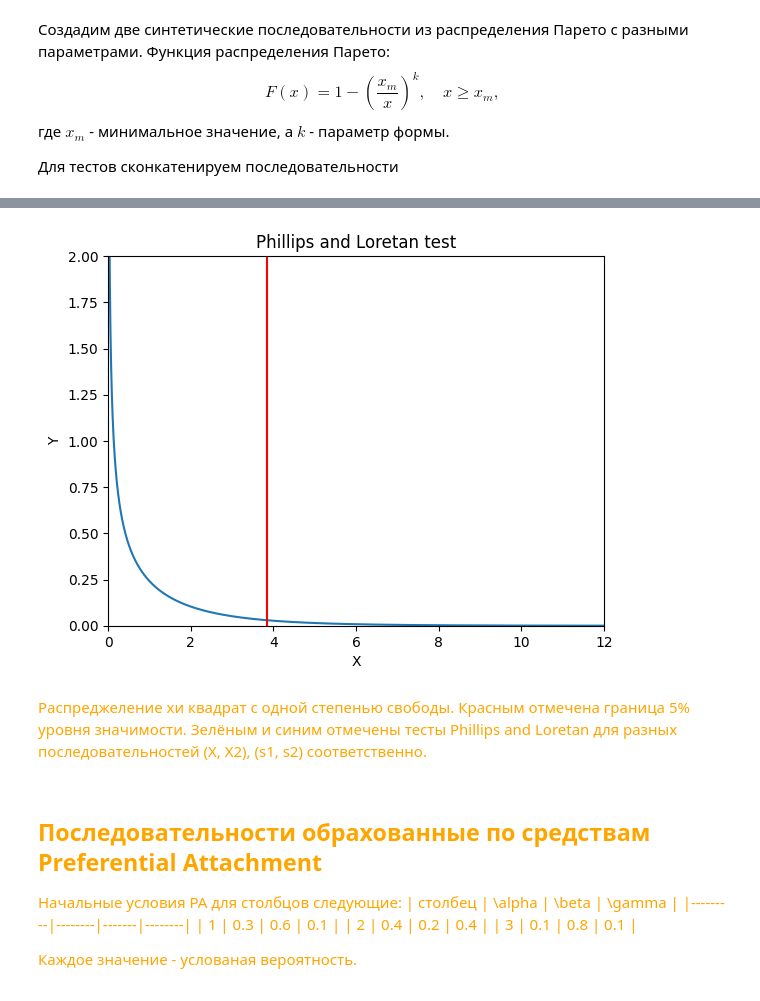
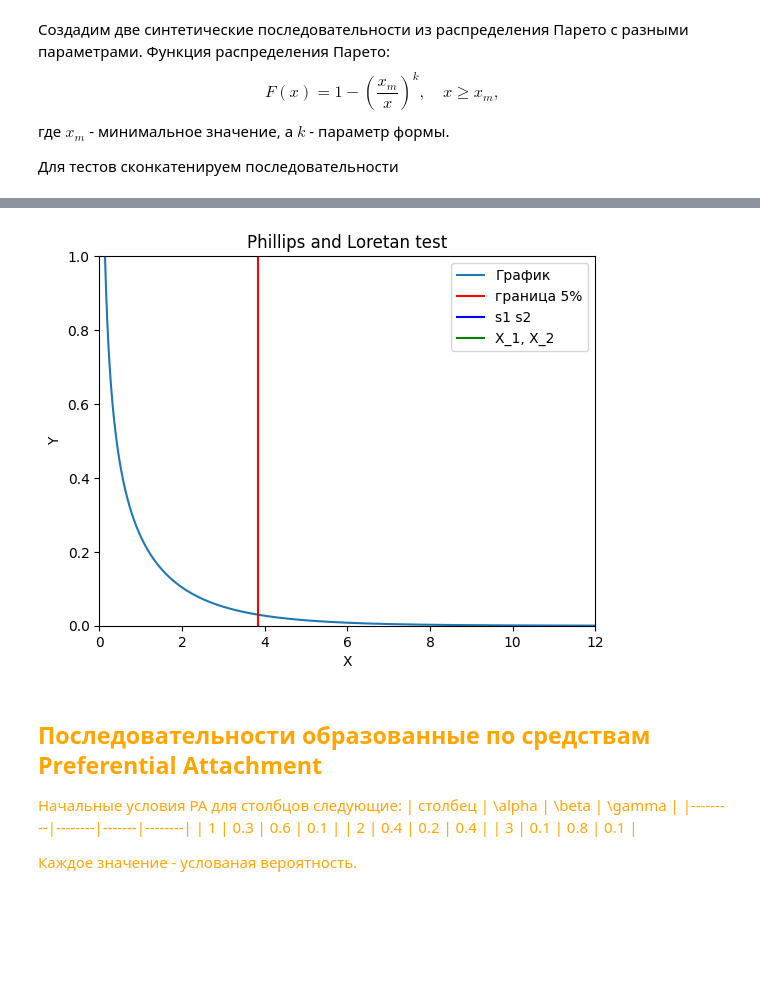
Before and after one commit to Mikhaelyes/Diploma, a Jupyter notebook: Programs/Synthetic_sequence.ipynb, the cells around one changed output, grey strips where cells are left out. Drawn from its saved outputs; the diff is of its cells as text; code cells hidden in the pictures; blank space fills up the shorter version.

```diff
--- a/Programs/Synthetic_sequence.ipynb
+++ b/Programs/Synthetic_sequence.ipynb
@@ -18,7 +18,14 @@ $$
 
 Для тестов сконкатенируем последовательности
 # %%
-a1, k1 = 3., 2.  # форма и режим
-a2, k2 = 5., 3.
-s1 = (np.random.pareto(a1, 1000) + 1) * k1
-s2 = (np.random.pareto(a2, 1000) + 1) * k2
+x_m1, k_1 = 3., 2.  # форма и режим
+x_m2, k_2 = 8., 4.
+
+s1 = (np.random.pareto(x_m1, 1000) + 1) * k_1
+s2 = (np.random.pareto(x_m2, 1000) + 1) * k_2
+
+X_1 = np.concatenate((s1, s2), axis=0)
+X_2 = np.concatenate((s1, s2[:100]), axis=0)
+
+print(len(X_1))
+print(len(X_2))
@@ -95,9 +107,9 @@ plt.show()
 # %%
 Num_1 = pm.phillips_loretan(s1, s2)
-Num_2 = pm.phillips_loretan(X, X2)
+Num_2 = pm.phillips_loretan(X_1, X_2)
 
 print(pm.phillips_loretan(s1, s1))
 print(pm.phillips_loretan(s1, s2))
-print(pm.phillips_loretan(X, X2))
+print(pm.phillips_loretan(X_1, X_2))
 # %% [output]
 0.0
@@ -106,32 +118,34 @@ print(pm.phillips_loretan(X, X2))
 # %%
 #x-axis ranges from 0 to 20 with .001 steps
 x = np.arange (0, 20, 0.001)
+legend = []
 
 #plot Chi-square distribution with 4 degrees of freedom
 plt.plot(x, stats.chi2.pdf(x, df=1))
+legend.append("График")
+
 plt.axvline(x=3.841, color="red")
+legend.append("граница 5%")
+
 plt.axvline(x=Num_1, color="blue")
+legend.append("s1 s2")
+
 plt.axvline(x=Num_2, color="green")
+legend.append("X_1, X_2")
 
+plt.legend(legend, loc="upper right")
 plt.xlim(0, 12)
-plt.ylim(0, 2)
+plt.ylim(0, 1)
 plt.xlabel('X') #Подпись для оси х
 plt.ylabel('Y') #Подпись для оси y
 plt.title('Phillips and Loretan test') #Название
 plt.show()
 # %% [output]
-[figure, old version]
+[figure, new version]
-# %% [markdown]
-<span style="color:orange">
-
-Распреджеление хи квадрат с одной степенью свободы.
-Красным отмечена граница 5% уровня значимости.
-Зелёным и синим отмечены тесты Phillips and Loretan для разных последовательностей (X, X2), (s1, s2)
-соответственно.
 # %% [markdown]
 <span style="color:orange">
 
-## Последовательности обрахованные по средствам Preferential Attachment ##
+## Последовательности образованные по средствам Preferential Attachment ##
 Начальные условия PA для столбцов следующие:
 | столбец | \alpha | \beta | \gamma |
 |---------|--------|-------|--------|
```
Also changed, not shown: parts of 17 cells of this notebook, 1 other file.
